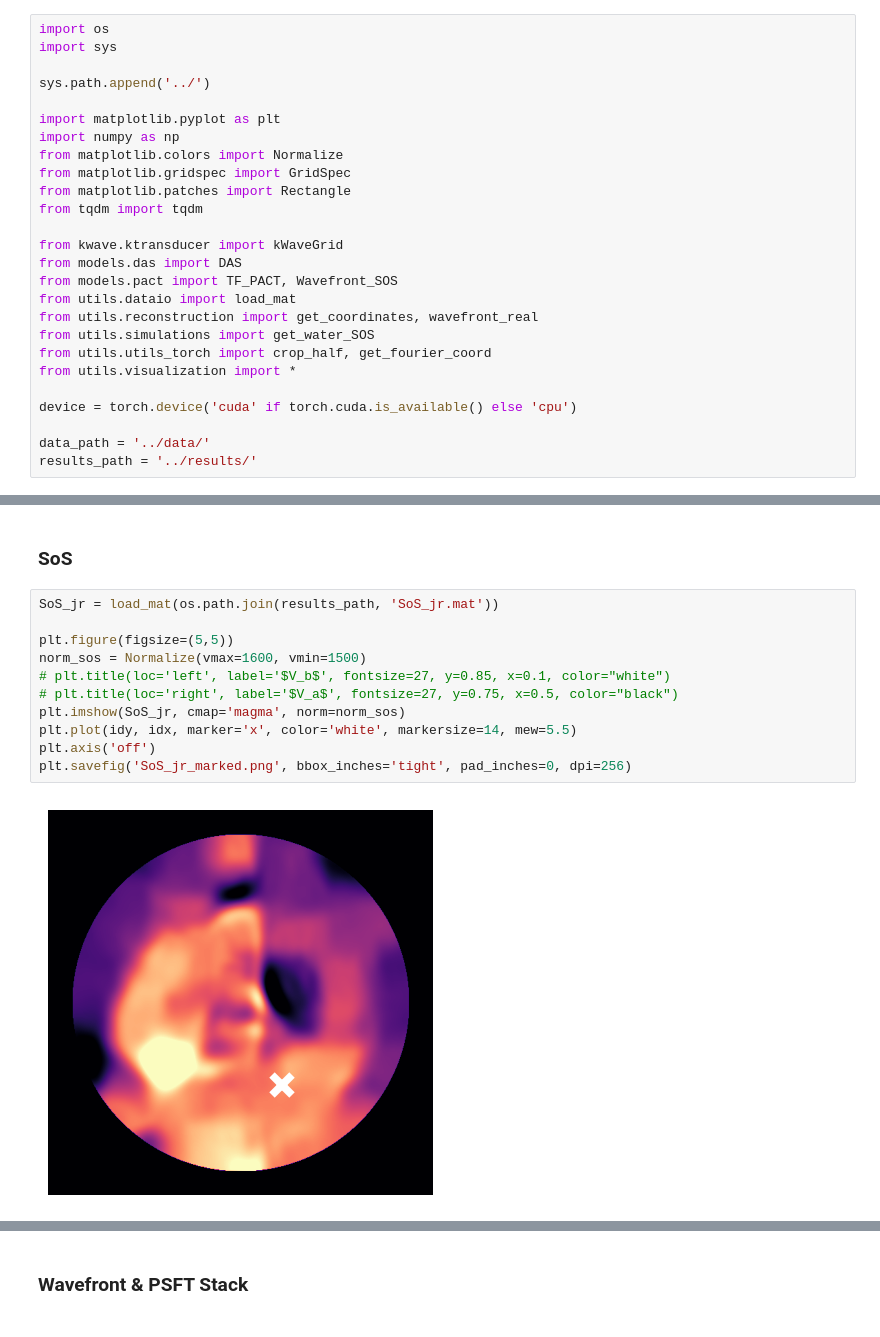
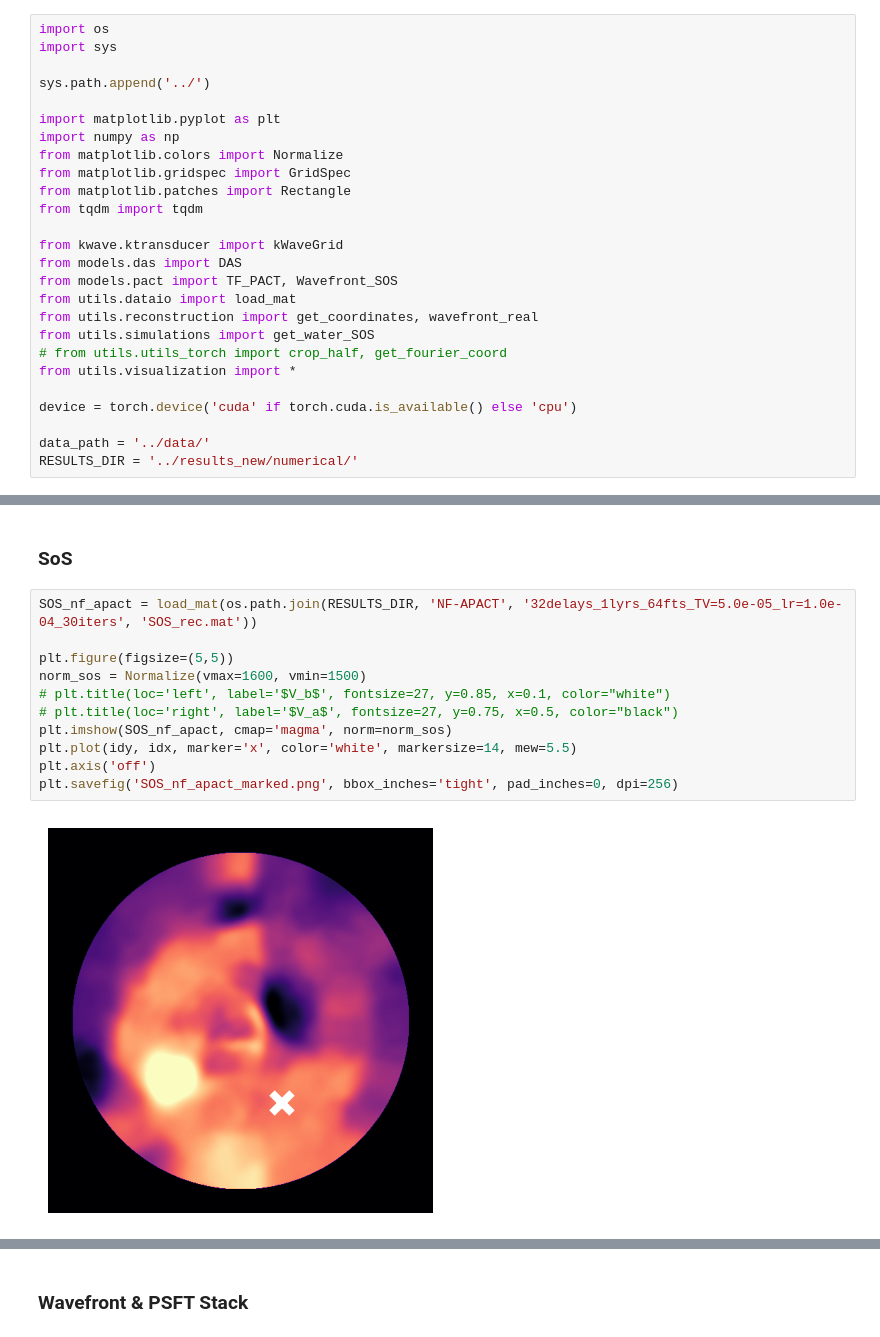
Before and after one commit to Lukeli0425/Coord-SoS-PACT, a Jupyter notebook: figures/pipeline.ipynb, the cells around one changed output, grey strips where cells are left out. Drawn from its saved outputs; the diff is of its cells as text.

Commit message:
update figures

```diff
--- a/figures/pipeline.ipynb
+++ b/figures/pipeline.ipynb
@@ -17,13 +17,13 @@ from models.pact import TF_PACT, Wavefront_SOS
 from utils.dataio import load_mat
 from utils.reconstruction import get_coordinates, wavefront_real
 from utils.simulations import get_water_SOS
-from utils.utils_torch import crop_half, get_fourier_coord
+# from utils.utils_torch import crop_half, get_fourier_coord
 from utils.visualization import *
 
 device = torch.device('cuda' if torch.cuda.is_available() else 'cpu')
 
 data_path = '../data/'
-results_path = '../results/'
+RESULTS_DIR = '../results_new/numerical/'
 # %%
 IP_gt = standardize(load_mat(os.path.join(data_path, 'IP.mat')))
 fig, ax = plt.subplots(figsize=(6,6))
@@ -175,17 +176,17 @@ plt.savefig('rec_jr_patch.png', bbox_inches='tight', pad_inches=0, dpi=256)
 # %% [markdown]
 ### SoS
 # %%
-SoS_jr = load_mat(os.path.join(results_path, 'SoS_jr.mat'))
+SOS_nf_apact = load_mat(os.path.join(RESULTS_DIR, 'NF-APACT', '32delays_1lyrs_64fts_TV=5.0e-05_lr=1.0e-04_30iters', 'SOS_rec.mat'))
 
 plt.figure(figsize=(5,5))
 norm_sos = Normalize(vmax=1600, vmin=1500)
 # plt.title(loc='left', label='$V_b$', fontsize=27, y=0.85, x=0.1, color="white")
 # plt.title(loc='right', label='$V_a$', fontsize=27, y=0.75, x=0.5, color="black")
-plt.imshow(SoS_jr, cmap='magma', norm=norm_sos)
+plt.imshow(SOS_nf_apact, cmap='magma', norm=norm_sos)
 plt.plot(idy, idx, marker='x', color='white', markersize=14, mew=5.5)
 plt.axis('off')
-plt.savefig('SoS_jr_marked.png', bbox_inches='tight', pad_inches=0, dpi=256)
+plt.savefig('SOS_nf_apact_marked.png', bbox_inches='tight', pad_inches=0, dpi=256)
 # %% [output]
-[figure, old version]
+[figure, new version]
 # %%
 plt.figure(figsize=(5,5))
```
Also changed, not shown: parts of 8 cells of this notebook, 9 other files.
